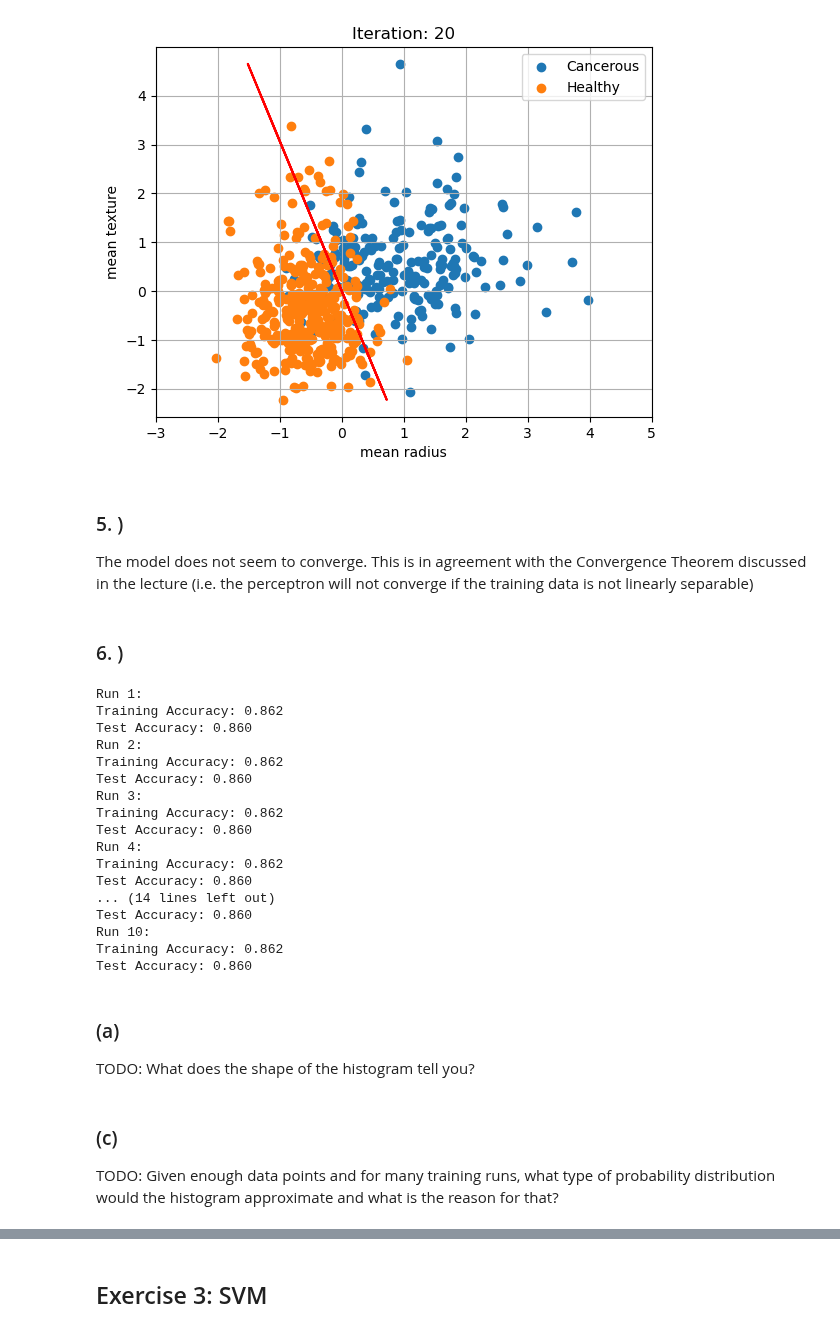
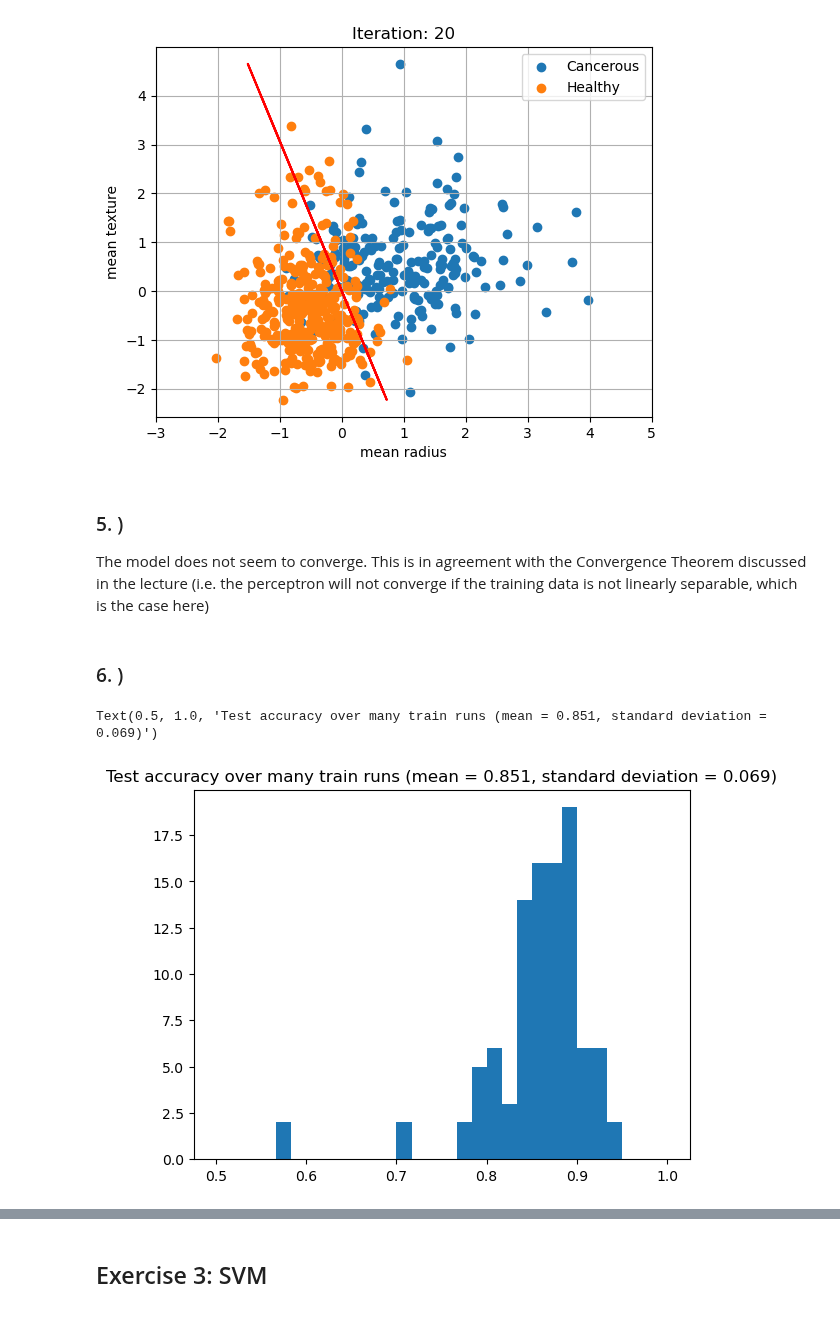
Before and after one commit to emit33/MLE, a Jupyter notebook: sheet01/MLE25_sheet01.ipynb, the cells around one changed output, grey strips where cells are left out. Cells and saved outputs as stored; diff of their text form; code cells hidden in the pictures.

```diff
--- a/sheet01/MLE25_sheet01.ipynb
+++ b/sheet01/MLE25_sheet01.ipynb
@@ -173,46 +173,27 @@ for i in range(niterations):
 # %% [markdown]
 ### 5. )
 
-The model does not seem to converge. This is in agreement with the Convergence Theorem discussed in the lecture (i.e. the perceptron will not converge if the training data is not linearly separable)
+The model does not seem to converge. This is in agreement with the Convergence Theorem discussed in the lecture (i.e. the perceptron will not converge if the training data is not linearly separable, which is the case here)
 # %% [markdown]
 ### 6. )
 # %%
 # ========================
 # 6. Evaluate Performance Over Multiple Runs
 # ========================
-nruns = 10
+
 # Evaluate performance over multiple runs. Compute and store test accuracies
-perceptron = Perceptron(num_epochs=1)
+nruns = 100
+test_acc = []
 for i in range(nruns):
+    perceptron = Perceptron()
+    X_train, X_test, y_train, y_test = train_test_split(X,y,test_size=0.2)
     perceptron.train(X_train, y_train)
     # Use the trained Perceptron to compute the accuracy on the training set and on the test set
-    train_acc = accuracy_score([perceptron.predict(X_train[i]) for i in range(len(X_train[:,0]))],y_train)
-    test_acc = accuracy_score([perceptron.predict(X_test[i]) for i in range(len(X_test[:,0]))],y_test)
+    test_acc.append(accuracy_score([perceptron.predict(X_test[i]) for i in range(len(X_test[:,0]))],y_test))
 
-    print(f"Run {i+1}:")
-    print(f"Training Accuracy: {train_acc:.3f}")
-    print(f"Test Accuracy: {test_acc:.3f}")
-
-
-# Plot histogram for the test accuracies
+# plot test accuracies
+plt.hist(test_acc,range=[0.5,1],bins=30)
+plt.title(f"Test accuracy over many train runs (mean = {np.array(test_acc).mean():.3f}, standard deviation = {np.array(test_acc).std():.3f})")
 # %% [output]
-Run 1:
-Training Accuracy: 0.862
-Test Accuracy: 0.860
-Run 2:
-Training Accuracy: 0.862
-Test Accuracy: 0.860
-Run 3:
-Training Accuracy: 0.862
-Test Accuracy: 0.860
-Run 4:
-Training Accuracy: 0.862
-Test Accuracy: 0.860
-... (14 lines left out)
-Test Accuracy: 0.860
-Run 10:
-Training Accuracy: 0.862
-Test Accuracy: 0.860
+Text(0.5, 1.0, 'Test accuracy over many train runs (mean = 0.851, standard deviation = 0.069)')
+[figure, added]
-# %% [markdown]
-### (a)
-TODO: What does the shape of the histogram tell you?
@@ -222,3 +199,0 @@ TODO: What does the shape of the histogram tell you?
-# %% [markdown]
-### (c)
-TODO: Given enough data points and for many training runs, what type of probability distribution would the histogram approximate and what is the reason for that?
```
Also changed, not shown: parts of 7 cells of this notebook.
